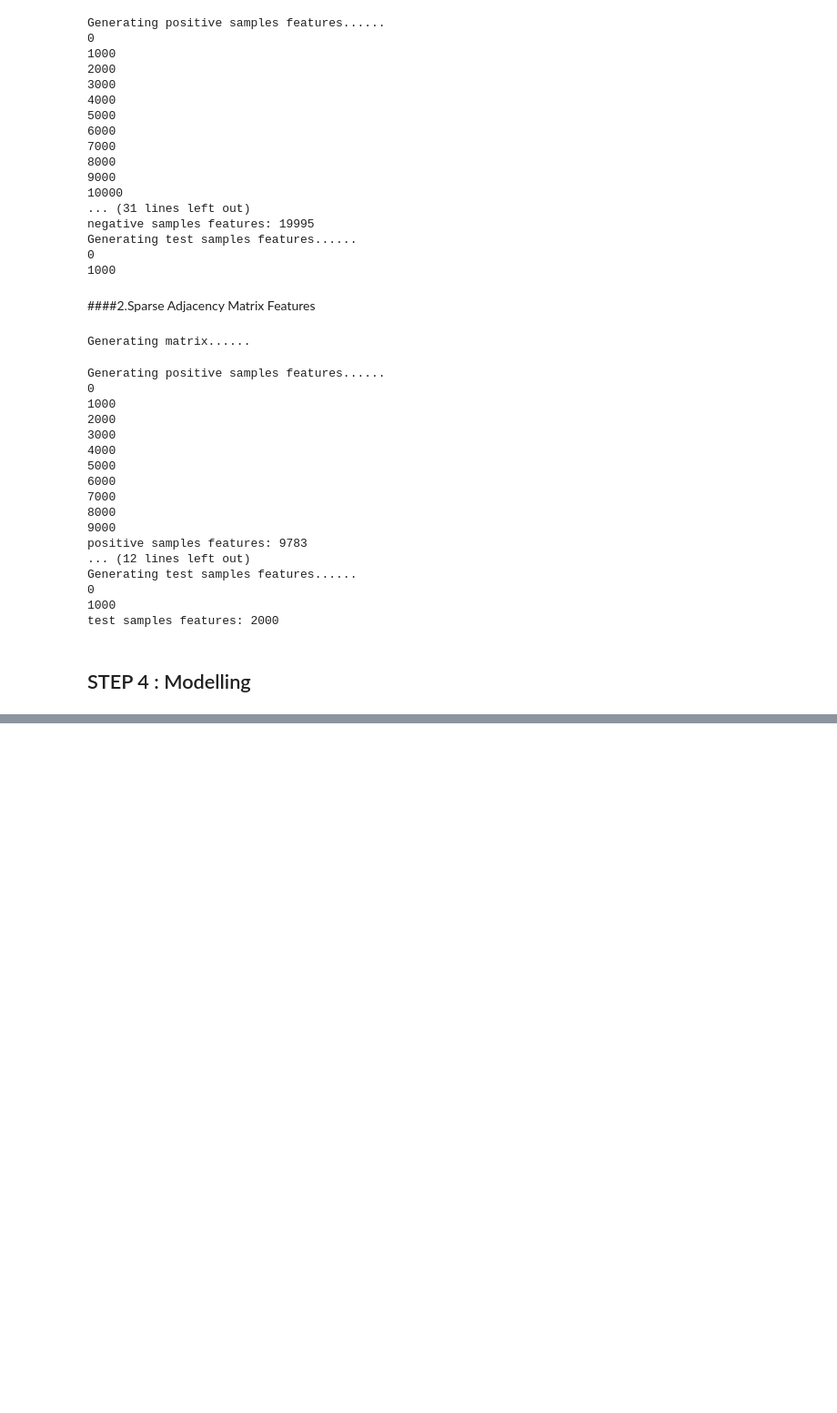
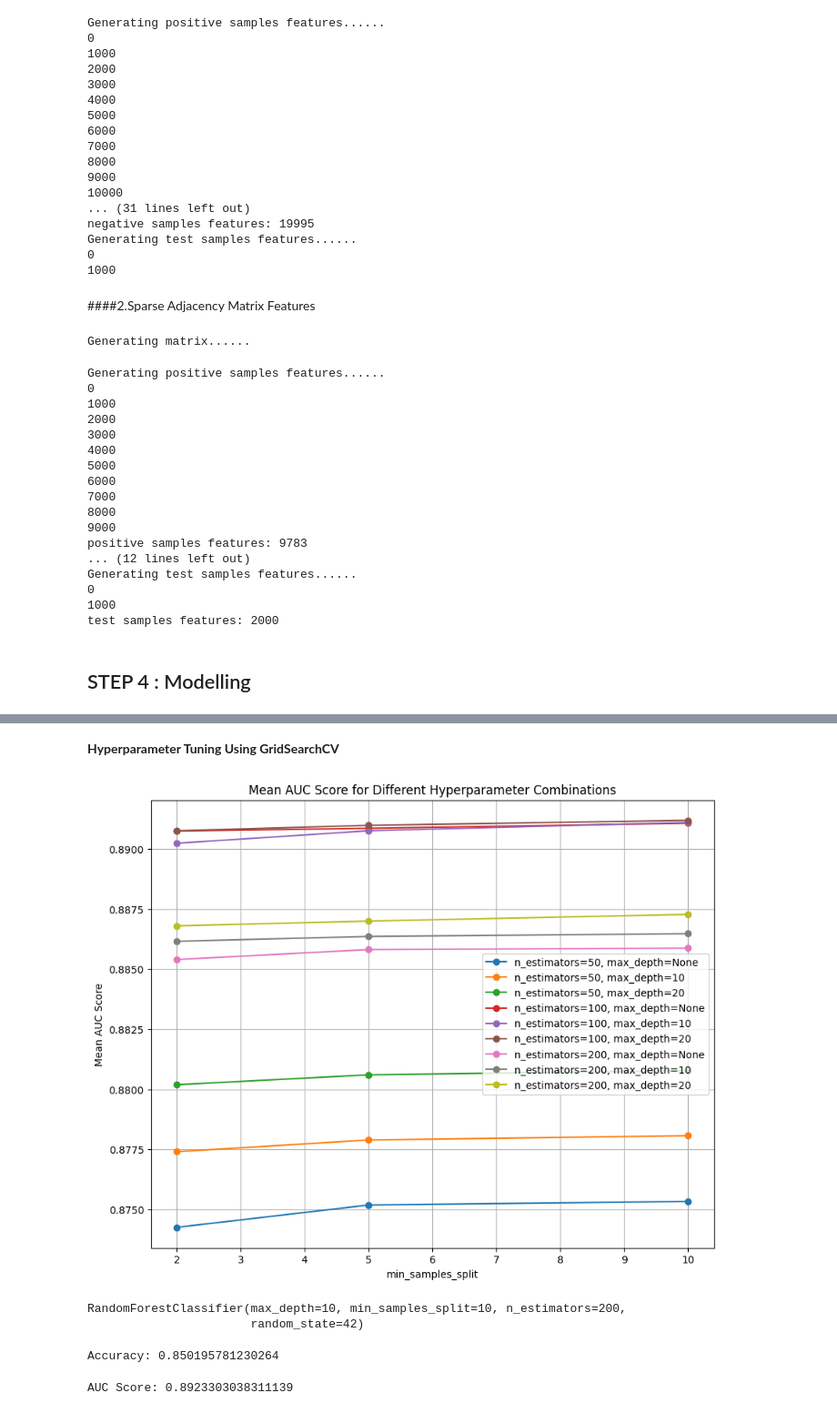
Before and after one commit to NeerajSura/PML, a Jupyter notebook: LinkPrediction/PML_Project1.ipynb, the cells around one changed output, grey strips where cells are left out. Shown at 91% size. Saved outputs shown, nothing was run; the diff lists cells and outputs as text; code cells hidden in the pictures; blank space fills up the shorter version.

```diff
--- a/LinkPrediction/PML_Project1.ipynb
+++ b/LinkPrediction/PML_Project1.ipynb
@@ -612,3 +625,5 @@ with open("Predictions_exp3.csv","w",newline="") as csvfile:
     for prediction in predictions:
         writer.writerow([test_id,prediction[1]])
         test_id+=1
+# %% [markdown]
+**Hyperparameter Tuning Using GridSearchCV**
@@ -614,0 +697,47 @@ with open("Predictions_exp3.csv","w",newline="") as csvfile:
+# %%
+# Extract mean cross-validated AUC scores for each hyperparameter combination
+mean_scores = grid_search.cv_results_['mean_test_score']
+mean_scores = np.array(mean_scores).reshape(len(param_grid['n_estimators']),
+                                            len(param_grid['max_depth']),
+                                            len(param_grid['min_samples_split']),
+                                            )
+
+# Create a heatmap of mean AUC scores for different hyperparameter combinations
+plt.figure(figsize=(10, 8))
+for i, est in enumerate(param_grid['n_estimators']):
+    for j, depth in enumerate(param_grid['max_depth']):
+        mean_auc = mean_scores[i, j]
+        plt.plot(param_grid['min_samples_split'], mean_auc,
+                 marker='o', label='n_estimators={}, max_depth={}'.format(est, depth))
+
+plt.xlabel('min_samples_split')
+plt.ylabel('Mean AUC Score')
+plt.title('Mean AUC Score for Different Hyperparameter Combinations')
+plt.legend()
+plt.grid(True)
+plt.show()
+# %% [output]
+[figure, added]
+# %%
+# Best Random Forest Classifier
+rf_classifier = RandomForestClassifier(max_depth=10, min_samples_split=10, n_estimators=200, random_state=42)
+rf_classifier.fit(x_train, y_train)
+# %% [output]
+RandomForestClassifier(max_depth=10, min_samples_split=10, n_estimators=200,
+                       random_state=42)
+# %%
+# Predicting the Test set results and calculating accuracy
+y_pred = rf_classifier.predict(x_test)
+acc = rf_classifier.score(x_test, y_test)
+print("Accuracy:", acc)
+# %% [output]
+Accuracy: 0.850195781230264
+# %%
+from sklearn.metrics import roc_auc_score
+
+# Predicting probabilities for AUC score
+y_pred_proba = rf_classifier.predict_proba(x_test)[:, 1]
+auc = roc_auc_score(y_test, y_pred_proba)
+print("AUC Score:", auc)
+# %% [output]
+AUC Score: 0.8923303038311139
```
Also changed, not shown: parts of 20 cells of this notebook, 2 other files.
